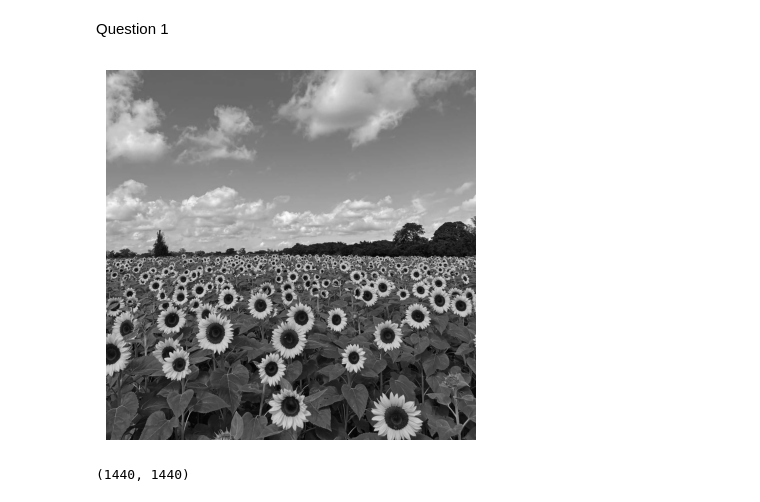
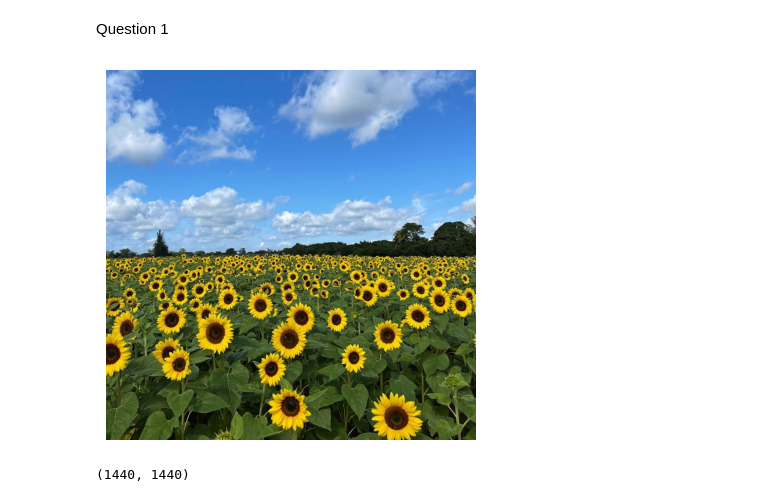
Before and after one commit to praveen2k2/Image_Processing_A, a Jupyter notebook: Assigment_2/assigment2.ipynb, the cells around one changed output. Drawn from its saved outputs; the diff is of its cells as text; code cells hidden in the pictures.

```diff
--- a/Assigment_2/assigment2.ipynb
+++ b/Assigment_2/assigment2.ipynb
@@ -3,17 +3,17 @@ Question 1
 # %%
 import cv2 as cv
 import numpy as np
 import matplotlib.pyplot as plt
-im = cv.imread('the_berry_farms_sunflower_field.jpeg' ,0)
+im = cv.imread('the_berry_farms_sunflower_field.jpeg' ,1)
 # Check if image is loaded fine
 if im is None:
     print('Error opening image!')
     exit(0)
 plt.imshow(cv.cvtColor(im, cv.COLOR_BGR2RGB))
 plt.axis('off')
 plt.show()
 # %% [output]
-[figure, old version]
+[figure, new version]
 # %%
 im.shape
 # %% [output]
```
Also changed, not shown: parts of 7 cells of this notebook, 3 other files.
